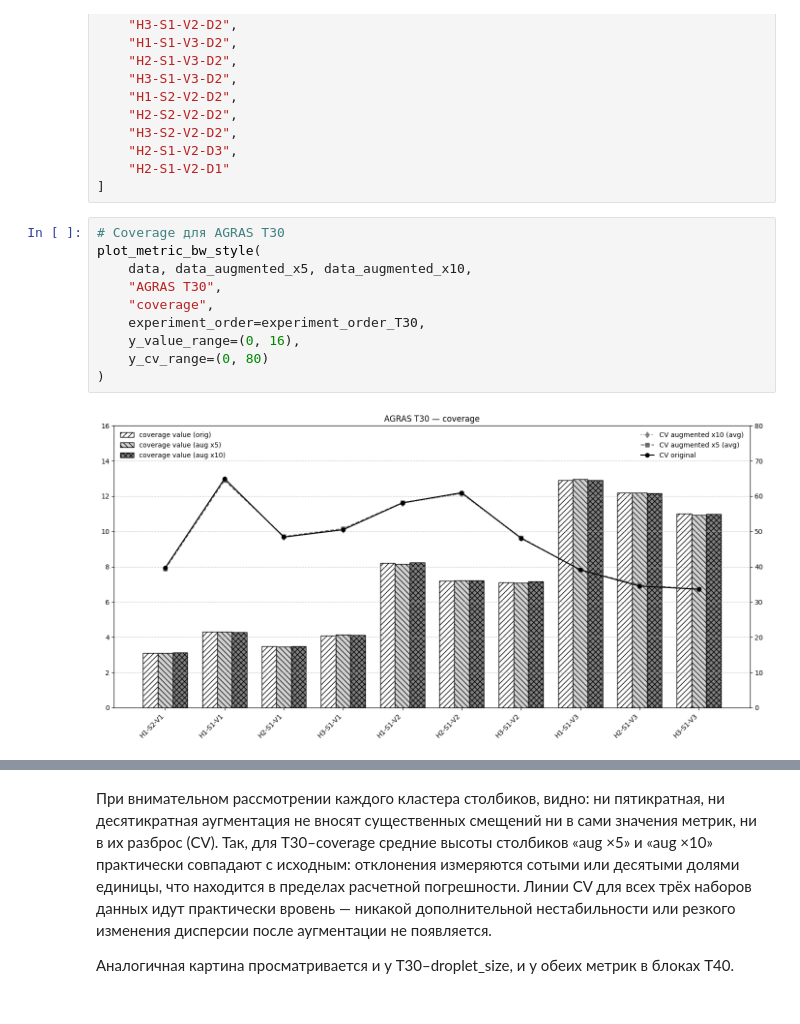
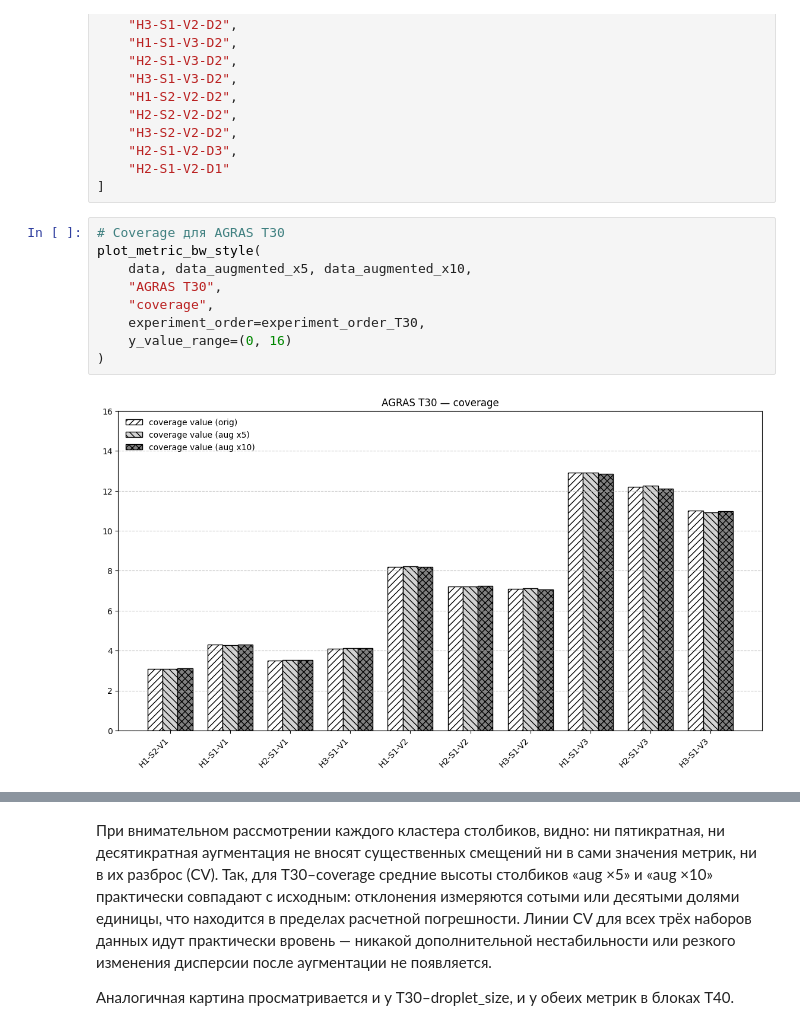
Before and after one commit to Darknessich/UASSML, a Jupyter notebook: notebooks/01_augment/spraying_performance.ipynb, the cells around one changed output, grey strips where cells are left out. Drawn from its saved outputs; the diff is of its cells as text.

```diff
--- a/notebooks/01_augment/spraying_performance.ipynb
+++ b/notebooks/01_augment/spraying_performance.ipynb
@@ -360,15 +360,14 @@ experiment_order_T40 = [
 # %%
 # Coverage для AGRAS T30
 plot_metric_bw_style(
     data, data_augmented_x5, data_augmented_x10,
     "AGRAS T30",
     "coverage",
     experiment_order=experiment_order_T30,
-    y_value_range=(0, 16),
-    y_cv_range=(0, 80)
+    y_value_range=(0, 16)
 )
 # %% [output]
-[figure, old version]
+[figure, new version]
 # %%
 # Droplet Size для AGRAS T30
 plot_metric_bw_style(
```
Also changed, not shown: parts of 4 cells of this notebook, 17 other files.
